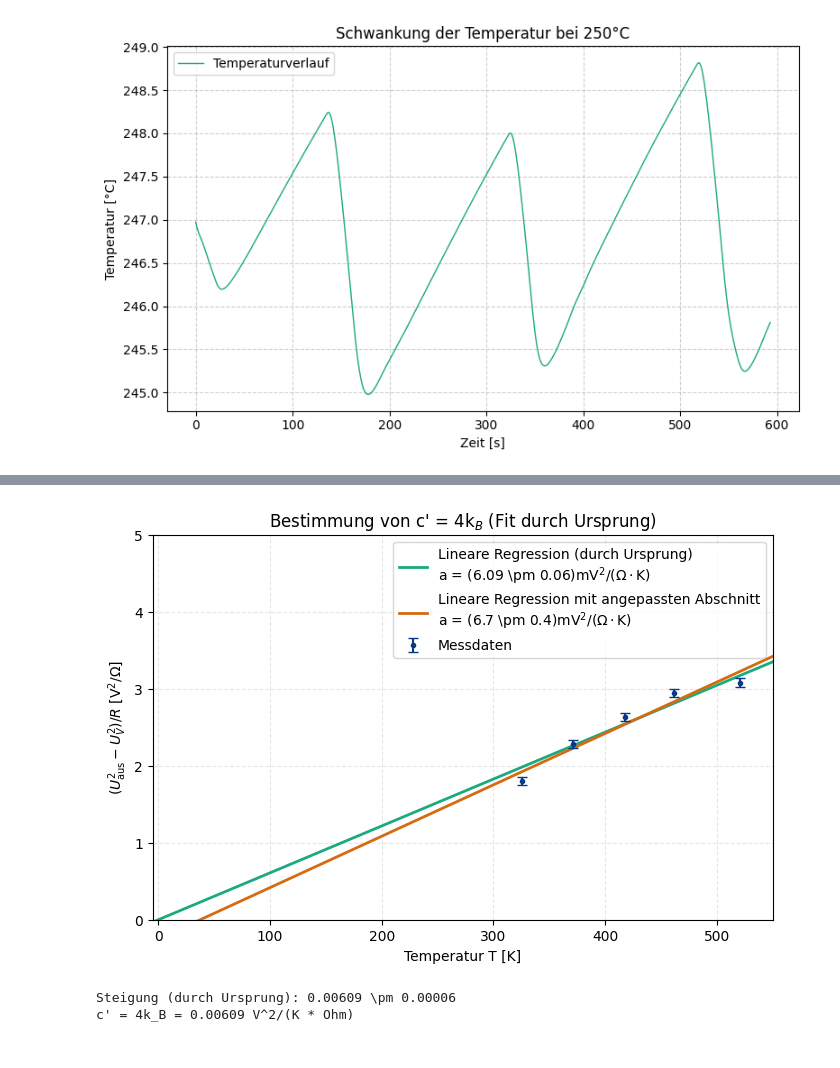
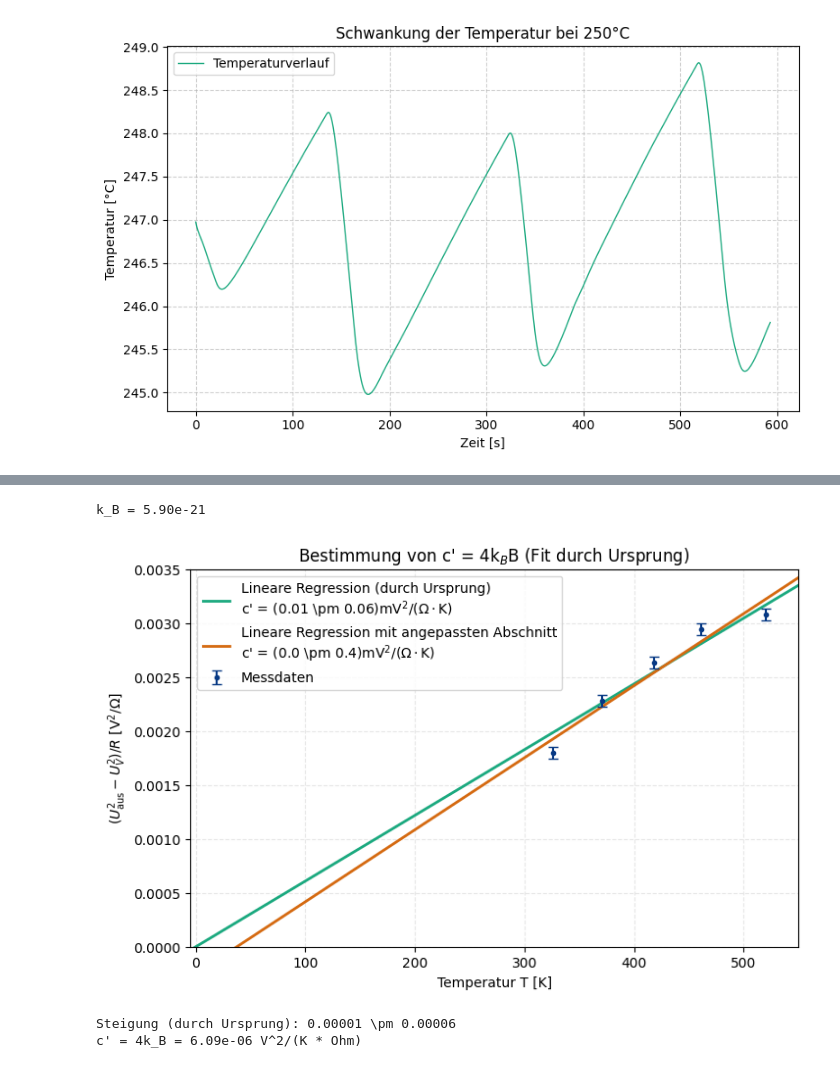
Before and after one commit to FinnZeumer/PAP-2, a Jupyter notebook: Versuche/243/Python/243.ipynb, the cells around one changed output, grey strips where cells are left out. Saved outputs shown, nothing was run; the diff lists cells and outputs as text; code cells hidden in the pictures.

```diff
--- a/Versuche/243/Python/243.ipynb
+++ b/Versuche/243/Python/243.ipynb
@@ -436,12 +434,21 @@ Plot saved to ../img/plots/Frequenzgang_4a.pdf
 [figure]
 # %%
 # Import der Messdaten
-temp_theo = np.array([50, 100, 150, 200, 250])
-avg_Ur_t = np.array([2.4511, 2.7238, 3.0058, 3.297, 3.6351])
-sig_Ur_t = np.array([0.00922, 0.0113, 0.0115, 0.0132, 0.0135])
+U_diff = U_diff # Bereits bestimmt
 
-T_1 = np.array([52.6, 97.7, 144.8, 188.4, 247.3]) +273.15
-R_1 = np.array([4.8288, 5.5496, 6.3121, 7.027, 8.033])
+temp_theo = np.array([50, 100, 150, 200, 250]) # Grad Celsius (nur zur Info)
+avg_Ur_t = np.array([2.4511, 2.7238, 3.0058, 3.297, 3.6351]) * 1e-3 # mV -> V
+sig_Ur_t = np.array([0.00922, 0.0113, 0.0115, 0.0132, 0.0135]) * 1e-3 # Fehler mV -> V
+
+# Temperatur in Kelvin
+T_K = np.array([52.6, 97.7, 144.8, 188.4, 247.3]) + 273.15
+
+# Widerstand in Ohm (kOhm -> Ohm)
+R = np.array([4.8288, 5.5496, 6.3121, 7.027, 8.033]) * 1e3
+
+# Konstanten
+B = 4.72 * 1e10 # Hz
+err_B = 0.09 * 1e10
 # %% [markdown]
 $\frac{(U^{2}_{aus} - U^{2}_{V})}{R} = c^{\prime}T$
 
@@ -452,8 +501,15 @@ def linear_2(a,x,b):
+# %%
+# BEstimmung der Boltzmannkosntante 2
+k_B_zS = steig_origin/ 4 / B
+
+print(f'k_B = {k_B_zS:.2e}')
+# %% [output]
+k_B = 5.90e-21
 # %%
 aufgabe = '4a'
 
-y_data = U_diff[1:] / R_1
-x_data = T_1
+y_data = U_diff[1:] / R
+x_data = T_K
 
 popt_origin, pcov_origin = curve_fit(linear, x_data, y_data, sigma=err_U_diff[1:], absolute_sigma=True)
 steig_origin = popt_origin[0]
@@ -465,7 +521,7 @@ x_data_1 = np.linspace(-5, 550, 1000)
 plt.plot(
     x_data_1,
     linear(x_data_1, *popt_origin),
-    label=f'Lineare Regression (durch Ursprung)\na = ({pap.round_sig_digs(err_steig_origin * 1e3, steig_origin* 1e3)[2]})' r'mV$^2$/($\Omega \cdot$K)',
+    label=f'Lineare Regression (durch Ursprung)\nc\' = ({pap.round_sig_digs(err_steig_origin * 1e3, steig_origin* 1e3)[2]})' r'mV$^2$/($\Omega \cdot$K)',
     linewidth=2
 )
 
@@ -473,37 +529,37 @@ popt, pcov = curve_fit(linear_2, x_data, y_data, sigma=err_U_diff[1:], absolute_
 steig = popt[0]
 err_steig = np.sqrt(pcov[0, 0])
 
 plt.plot(
     x_data_1,
     linear_2(x_data_1, *popt),
-    label=f'Lineare Regression mit angepassten Abschnitt\na = ({pap.round_sig_digs(err_steig * 1e3, steig * 1e3)[2]})' r'mV$^2$/($\Omega \cdot$K)',
+    label=f'Lineare Regression mit angepassten Abschnitt\nc\' = ({pap.round_sig_digs(err_steig * 1e3, steig * 1e3)[2]})' r'mV$^2$/($\Omega \cdot$K)',
     linewidth=2
 )
 
 plt.errorbar(
     x_data,
     y_data,
-    err_U_diff[1:],
+    err_U_diff[1:] * 1e-3,
     label='Messdaten',
     fmt='.',
     ls='',
     capsize=3.5
 )
 
 plt.xlabel('Temperatur T [K]')
 plt.xlim(-5, 550)
-plt.ylim(0, 5)
+plt.ylim(0, 0.0035)
 
 plt.ylabel(r'$(U_{\text{aus}}^2 - U_V^2) / R$ [V$^2$/Ω]')
-plt.title('Bestimmung von c\' = 4k$_B$ (Fit durch Ursprung)')
+plt.title('Bestimmung von c\' = 4k$_B$B (Fit durch Ursprung)')
 plt.legend(loc='best')
 plt.grid(True, alpha=0.3)
 plt.savefig(fr"{plt_save_folder}Fit_durch_Ursprung_{aufgabe}.pdf")
 plt.show()
 
 print(f'Steigung (durch Ursprung): {pap.round_sig_digs(err_steig_origin, steig_origin)[2]}')
 print(f'c\' = 4k_B = {steig_origin:.3g} V^2/(K * Ohm)')
 # %% [output]
-[figure, old version]
+[figure, new version]
-Steigung (durch Ursprung): 0.00609 \pm 0.00006
-c' = 4k_B = 0.00609 V^2/(K * Ohm)
+Steigung (durch Ursprung): 0.00001 \pm 0.00006
+c' = 4k_B = 6.09e-06 V^2/(K * Ohm)
```
Also changed, not shown: parts of 13 cells of this notebook, 36 other files.
